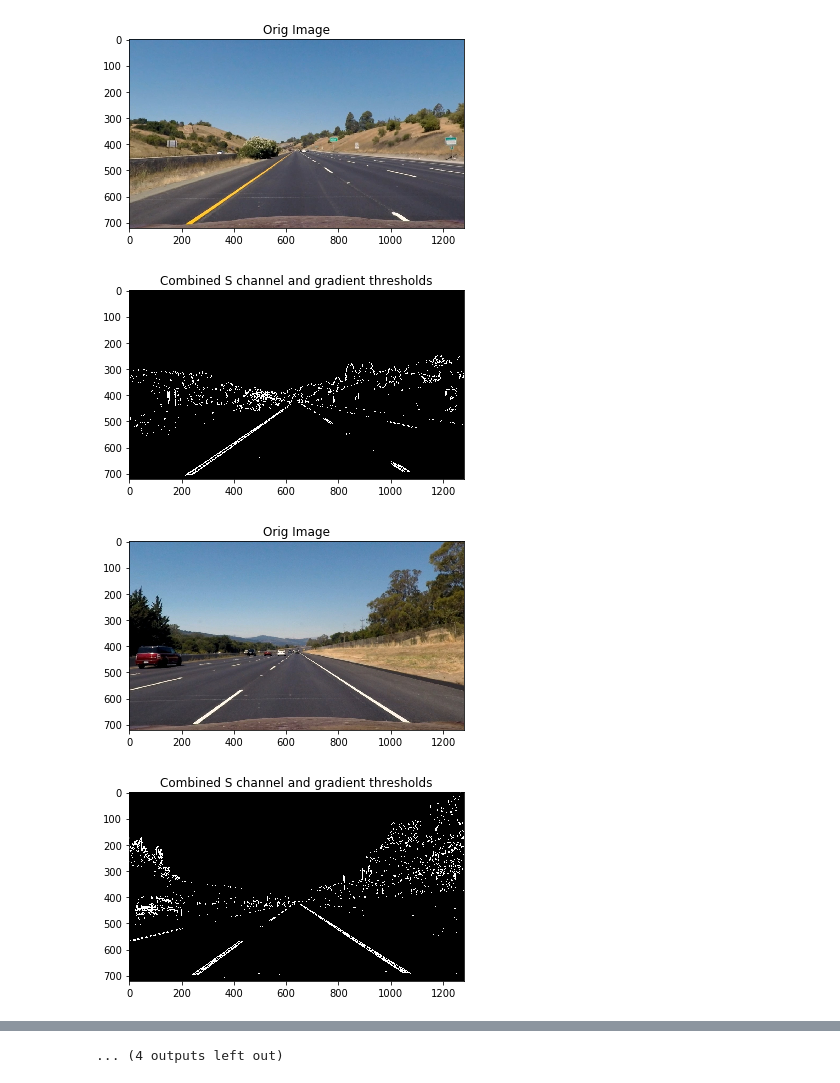
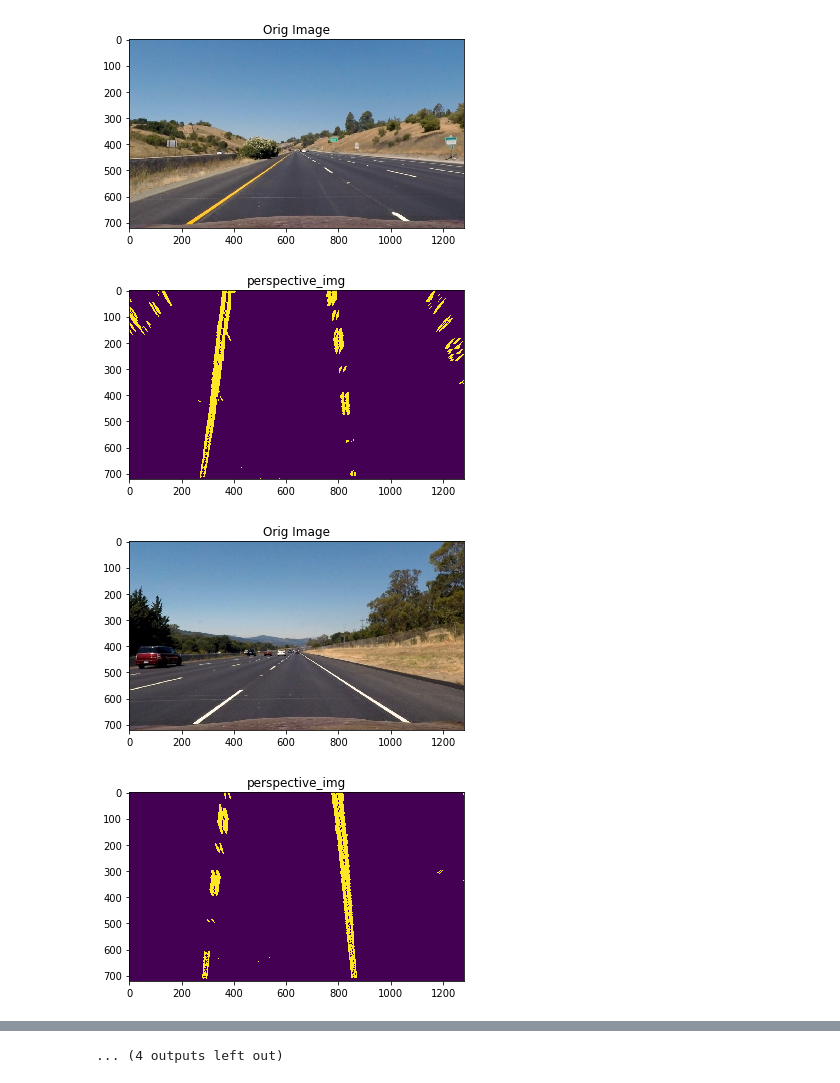
Before and after one commit to asunar/CarND-Advanced-Lane-Lines, a Jupyter notebook: advanced_lane_lines.ipynb, the cells around one changed output, grey strips where cells are left out. Cells and saved outputs as stored; diff of their text form; code cells hidden in the pictures.

Commit message:
Add perspective platform

```diff
--- a/advanced_lane_lines.ipynb
+++ b/advanced_lane_lines.ipynb
@@ -98,40 +98,62 @@ def threshold_binary(img):
     combined_binary = np.zeros_like(sxbinary)
     combined_binary[(s_binary == 1) | (sxbinary == 1)] = 1
 
-    # Plotting thresholded images
-    plt.title('Combined S channel and gradient thresholds')
-    plt.imshow(combined_binary, cmap='gray')
-    plt.show()
+#     # Plotting thresholded images
+#     plt.title('Combined S channel and gradient thresholds')
+#     plt.imshow(combined_binary, cmap='gray')
+#     plt.show()
 
     return combined_binary
 
+def perspective_transform(img):
+    src_coords = np.float32([[240,719],
+                     [579,450],
+                     [712,450],
+                     [1165,719]])
+
+    dst_coords = np.float32([[300,719],
+                     [300,0],
+                     [900,0],
+    [900,719]])
+
+    M = cv2.getPerspectiveTransform(src_coords, dst_coords)
+
+    img_size = (img.shape[1], img.shape[0])
+    perspective_img = cv2.warpPerspective(img, M, img_size, flags=cv2.INTER_LINEAR)
+
+    plt.imshow(perspective_img)
+    plt.title('perspective_img')
+    plt.show()
+
+    return perspective_img
 
 def process_img(img):
     undist = undistort(img)
     binary_img = threshold_binary(undist)
+    persp_img = perspective_transform(binary_img)
 
     return binary_img
 
 def show_original_processed_img(img, processed):
     # Plot the original and undistorted images
     f, (ax1, ax2) = plt.subplots(1, 2, figsize=(24, 9))
     f.tight_layout()
     ax1.imshow(img)
     ax1.set_title('Original Image', fontsize=50)
     ax2.imshow(processed)
     ax2.set_title('Processed Image', fontsize=50)
     plt.subplots_adjust(left=0., right=1, top=0.9, bottom=0.)
 
 # Make a list of calibration images
 fnames = glob.glob('test_images/*.jpg')
 
 for fname in fnames:
     img = mpimg.imread(fname)
     processed = process_img(img)
 #     show_original_processed_img(img, processed)
 # %% [output]
 [figure]
-[figure, old version]
+[figure, new version]
 [figure]
-[figure, old version]
+[figure, new version]
 [figure]
```
Also changed, not shown: parts of 1 cell of this notebook.
